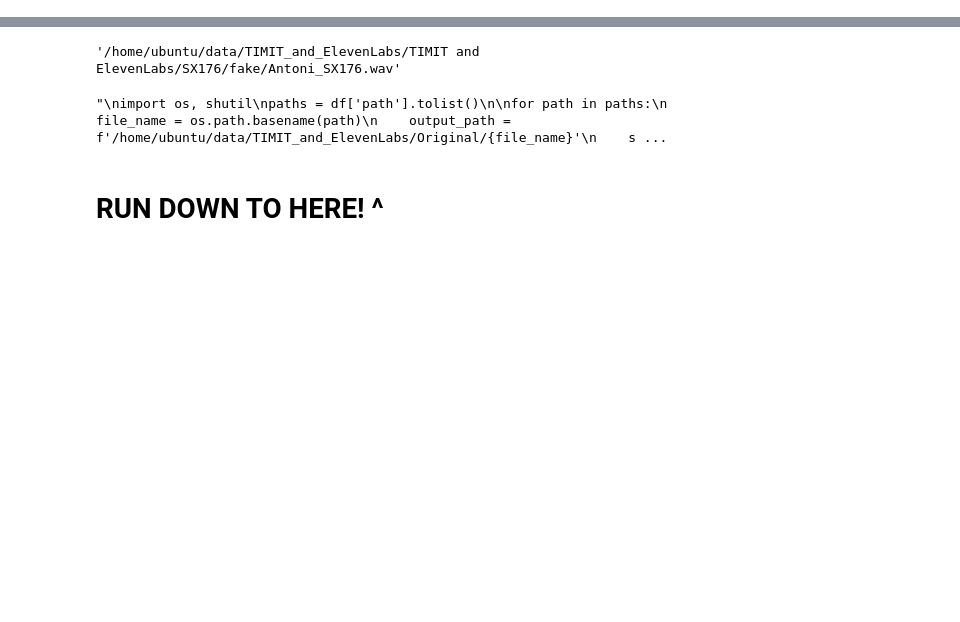
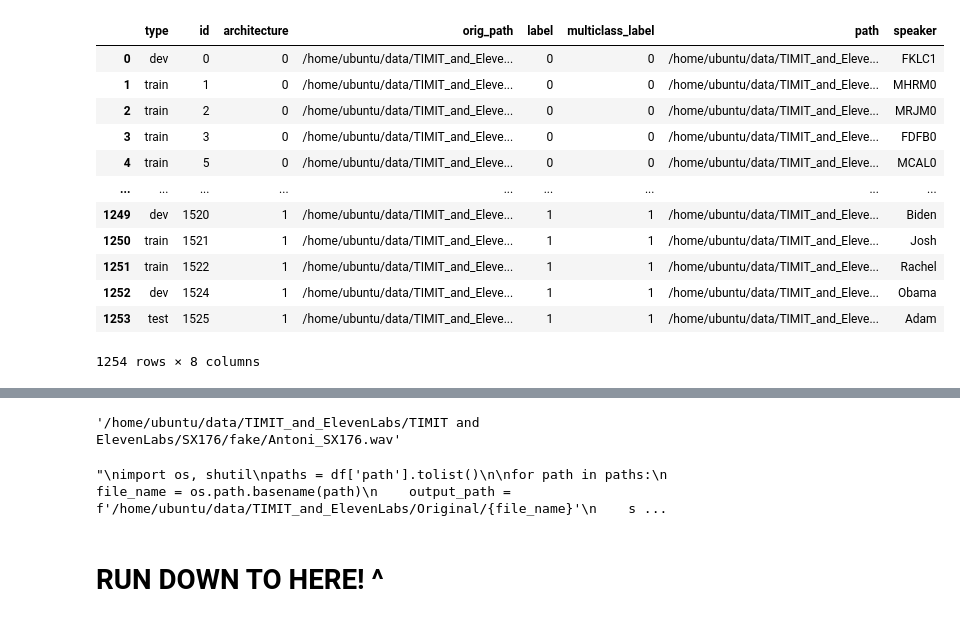
Before and after one commit to romitbarua/MultiModalDeepFake, a Jupyter notebook: scripts/Examples/FullPipelineExample-RB-Edit-SB-Run-Copy.ipynb, the cells around one changed output, grey strips where cells are left out. Cells and saved outputs as stored; diff of their text form; code cells hidden in the pictures; blank space fills up the shorter version.

```diff
--- a/scripts/Examples/FullPipelineExample-RB-Edit-SB-Run-Copy.ipynb
+++ b/scripts/Examples/FullPipelineExample-RB-Edit-SB-Run-Copy.ipynb
@@ -58,0 +116,16 @@ len(real_speakers + fake_speakers)
+# %%
+df_3
+# %% [output]
+|  | type | id | architecture | orig_path | label | multiclass_label | path | speaker |
+| 0 | dev | 0 | 0 | /home/ubuntu/data/TIMIT_and_Eleve... | 0 | 0 | /home/ubuntu/data/TIMIT_and_Eleve... | FKLC1 |
+| 1 | train | 1 | 0 | /home/ubuntu/data/TIMIT_and_Eleve... | 0 | 0 | /home/ubuntu/data/TIMIT_and_Eleve... | MHRM0 |
+| 2 | train | 2 | 0 | /home/ubuntu/data/TIMIT_and_Eleve... | 0 | 0 | /home/ubuntu/data/TIMIT_and_Eleve... | MRJM0 |
+| 3 | train | 3 | 0 | /home/ubuntu/data/TIMIT_and_Eleve... | 0 | 0 | /home/ubuntu/data/TIMIT_and_Eleve... | FDFB0 |
+| 4 | train | 5 | 0 | /home/ubuntu/data/TIMIT_and_Eleve... | 0 | 0 | /home/ubuntu/data/TIMIT_and_Eleve... | MCAL0 |
+| ... | ... | ... | ... | ... | ... | ... | ... | ... |
+| 1249 | dev | 1520 | 1 | /home/ubuntu/data/TIMIT_and_Eleve... | 1 | 1 | /home/ubuntu/data/TIMIT_and_Eleve... | Biden |
+| 1250 | train | 1521 | 1 | /home/ubuntu/data/TIMIT_and_Eleve... | 1 | 1 | /home/ubuntu/data/TIMIT_and_Eleve... | Josh |
+| 1251 | train | 1522 | 1 | /home/ubuntu/data/TIMIT_and_Eleve... | 1 | 1 | /home/ubuntu/data/TIMIT_and_Eleve... | Rachel |
+| 1252 | dev | 1524 | 1 | /home/ubuntu/data/TIMIT_and_Eleve... | 1 | 1 | /home/ubuntu/data/TIMIT_and_Eleve... | Obama |
+| 1253 | test | 1525 | 1 | /home/ubuntu/data/TIMIT_and_Eleve... | 1 | 1 | /home/ubuntu/data/TIMIT_and_Eleve... | Adam |
+1254 rows × 8 columns
```
Also changed, not shown: parts of 83 cells of this notebook, 6 other files.
